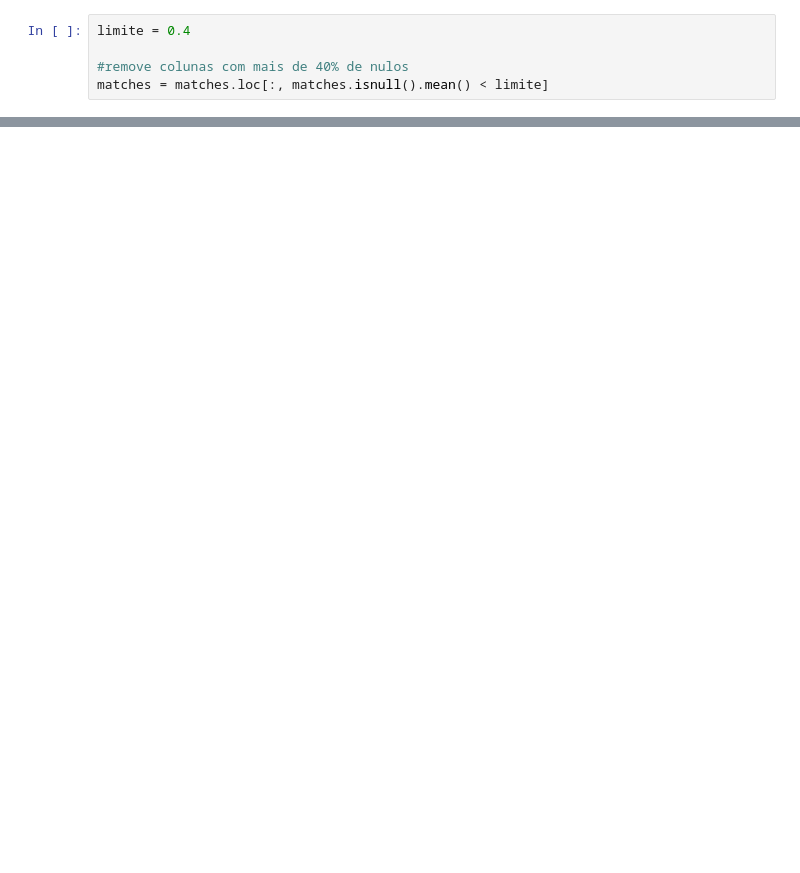
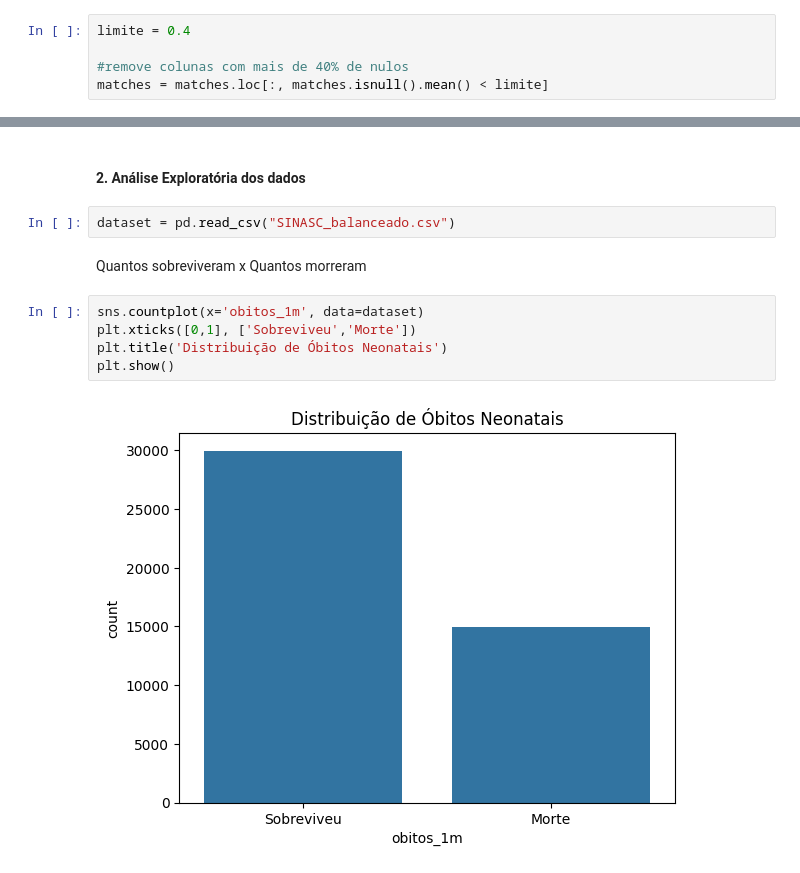
Before and after one commit to juliamssilva/neopredict, a Jupyter notebook: main.ipynb, the cells around one changed output, grey strips where cells are left out. Cells and saved outputs as stored; diff of their text form; blank space fills up the shorter version.

Commit message:
analise exploratoria e balanceamento dos dados

```diff
--- a/main.ipynb
+++ b/main.ipynb
@@ -318,0 +369,13 @@ matches.head()
+# %% [markdown]
+#### 2. Análise Exploratória dos dados
+# %%
+dataset = pd.read_csv("SINASC_balanceado.csv")
+# %% [markdown]
+Quantos sobreviveram x Quantos morreram
+# %%
+sns.countplot(x='obitos_1m', data=dataset)
+plt.xticks([0,1], ['Sobreviveu','Morte'])
+plt.title('Distribuição de Óbitos Neonatais')
+plt.show()
+# %% [output]
+[figure, added]
```
Also changed, not shown: parts of 66 cells of this notebook, 1 other file.
